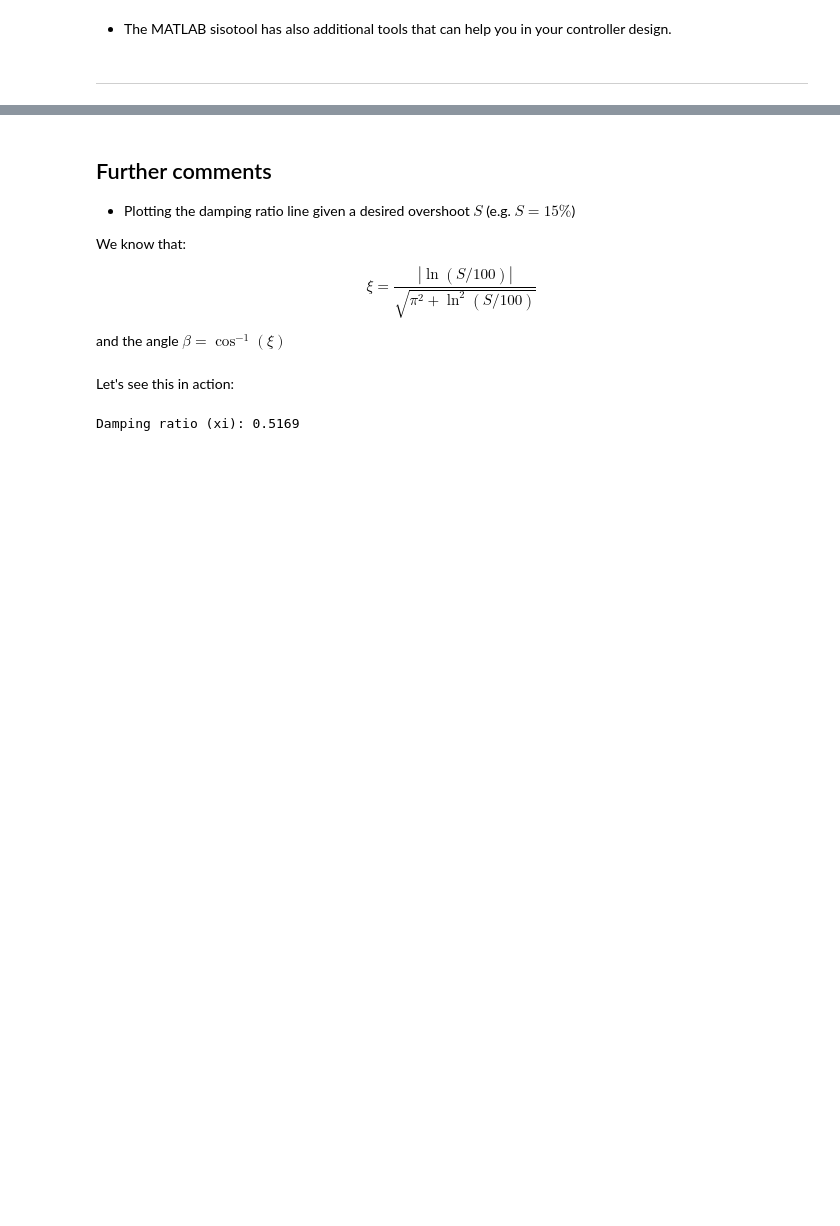
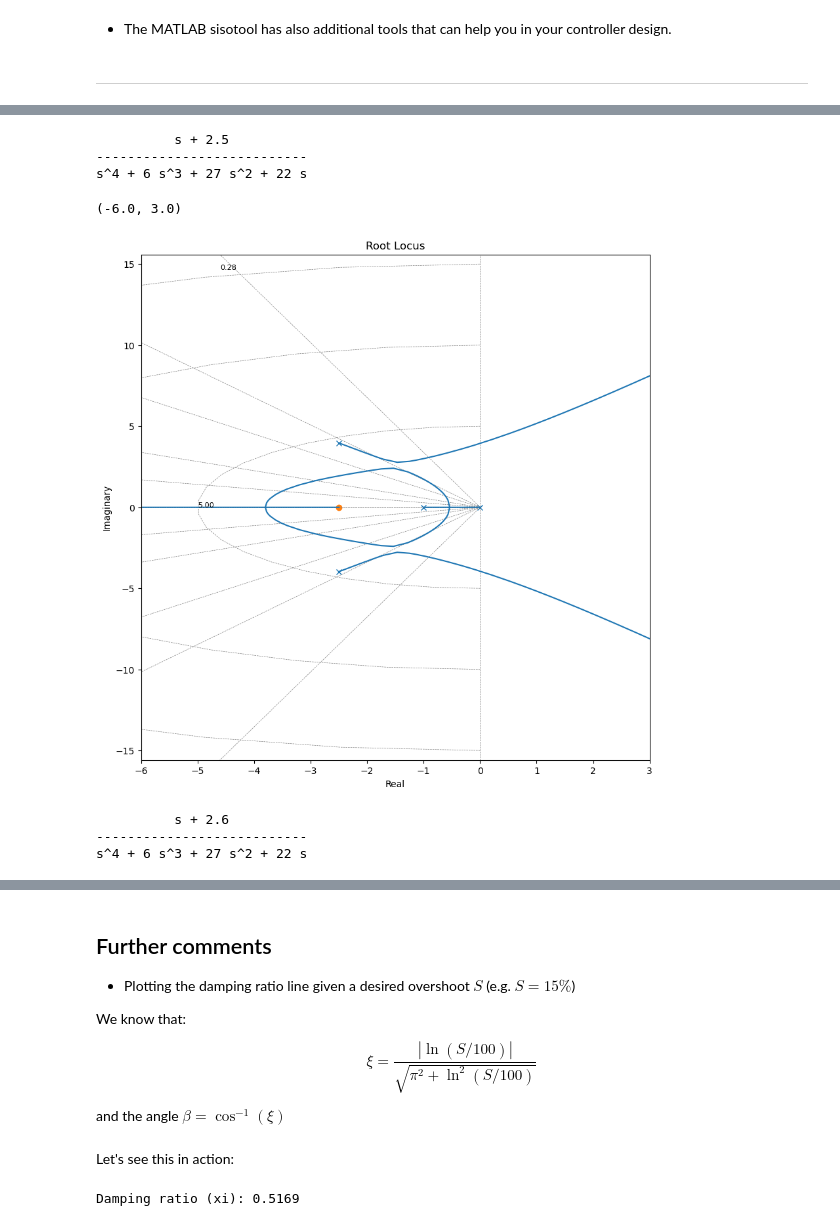
Before and after one commit to andreamunafo/feedback_control, a Jupyter notebook: nbs/14_Root_locus.ipynb, the cells around one changed output, grey strips where cells are left out. Cells and saved outputs as stored; diff of their text form; code cells hidden in the pictures; blank space fills up the shorter version.

```diff
--- a/nbs/14_Root_locus.ipynb
+++ b/nbs/14_Root_locus.ipynb
@@ -860,0 +1319,29 @@ control.rlocus(GH);
+# %%
+s = control.tf([1, 0], [1])
+
+K = 1
+GH = (s+2.5)/(s*(s+1)*(s**2+5*s+22))
+
+print(GH)
+# %% [output]
+          s + 2.5
+---------------------------
+s^4 + 6 s^3 + 27 s^2 + 22 s
+# %%
+fig, axs = plt.subplots(1,1,figsize=(10, 10))
+control.rlocus(GH);
+axs.set_xlim((-6,3))
+# %% [output]
+(-6.0, 3.0)
+[figure, added]
+# %%
+s = control.tf([1, 0], [1])
+
+K = 1
+GH = (s+2.6)/(s*(s+1)*(s**2+5*s+22))
+
+print(GH)
+# %% [output]
+          s + 2.6
+---------------------------
+s^4 + 6 s^3 + 27 s^2 + 22 s
```
Also changed, not shown: parts of 72 cells of this notebook, 19 other files.
